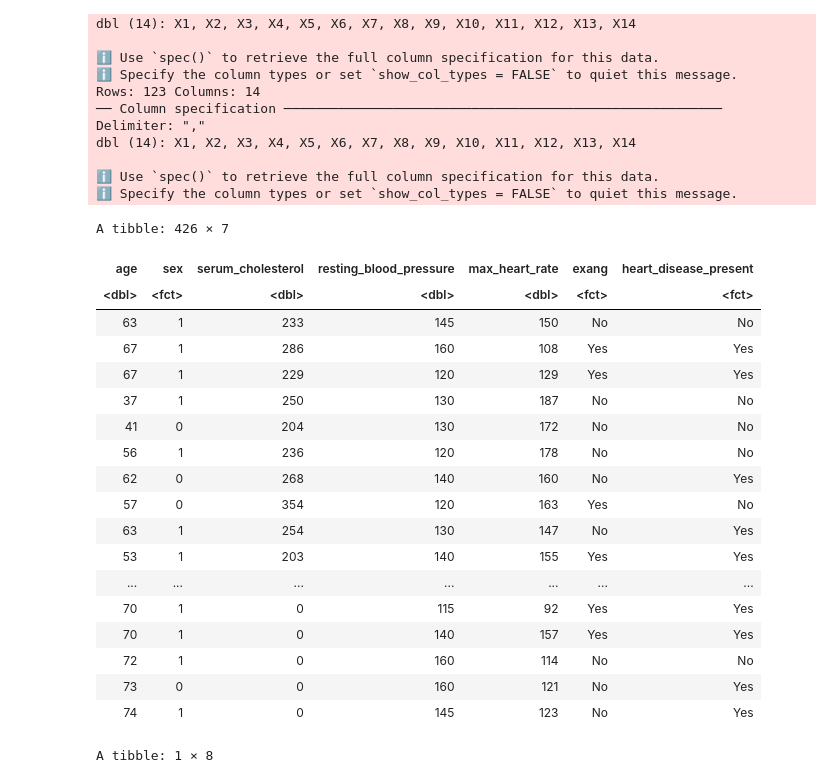
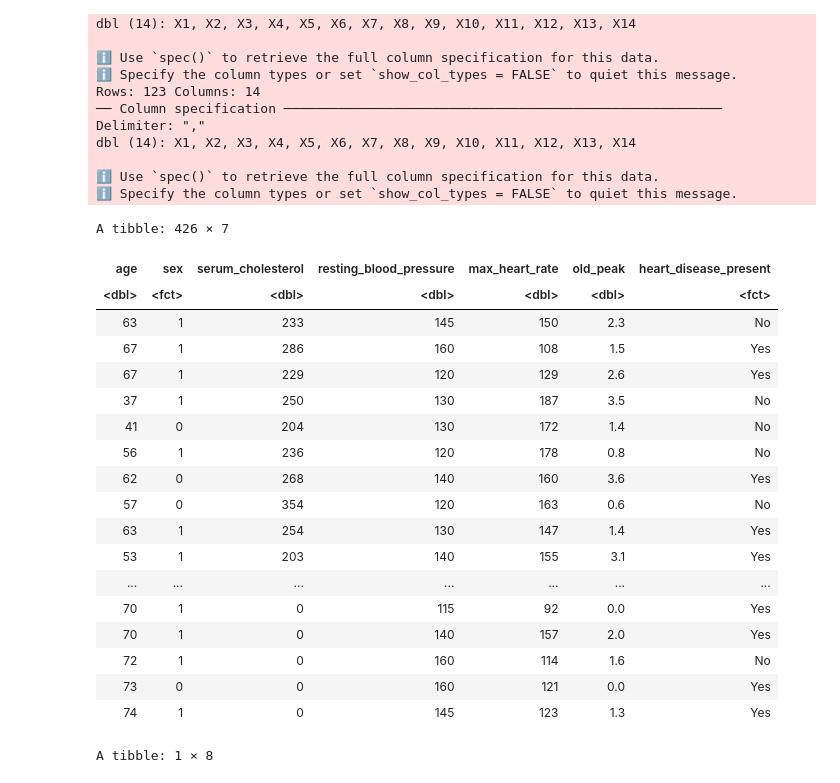
Before and after one commit to Kooriryuu/dsci-100-project-group3, a Jupyter notebook: project_proposal_group3-Copy1.ipynb, the cells around one changed output. Saved outputs shown, nothing was run; the diff lists cells and outputs as text; code cells hidden in the pictures.

```diff
--- a/project_proposal_group3-Copy1.ipynb
+++ b/project_proposal_group3-Copy1.ipynb
@@ -34,45 +34,42 @@ dbl (14): X1, X2, X3, X4, X5, X6, X7, X8, X9, X10, X11, X12, X13, X14
 ℹ Specify the column types or set `show_col_types = FALSE` to quiet this message.
 # %%
 cleveland_select <- cleveland |>
-    select(X1, X2, X5, X4, X8, X9, X14)
+    select(X1, X2, X5, X4, X8, X10, X14)
 switzerland_select <- switzerland |>
-    select(X1, X2, X5, X4, X8, X9, X14)
-column_names <- c('age', "sex", "serum_cholesterol", "resting_blood_pressure", "max_heart_rate",'exang', "heart_disease_present")
+    select(X1, X2, X5, X4, X8, X10, X14)
+column_names <- c('age', "sex", "serum_cholesterol", "resting_blood_pressure", "max_heart_rate", 'old_peak', "heart_disease_present")
 colnames(cleveland_select) <- column_names
 colnames(switzerland_select) <- column_names
 
 cleveland_select$heart_disease_present[cleveland_select$heart_disease_present >= 1] <- "Yes"
-cleveland_select$exang[cleveland_select$exang >= 1] <- "Yes"
 switzerland_select$heart_disease_present[switzerland_select$heart_disease_present >= 1] <- "Yes"
-switzerland_select$exang[switzerland_select$exang >= 1] <- "Yes"
 
 cleveland_select$heart_disease_present[cleveland_select$heart_disease_present == 0] <- "No"
-cleveland_select$exang[cleveland_select$exang == 0] <- "No"
+
 switzerland_select$heart_disease_present[switzerland_select$heart_disease_present == 0] <- "No"
-switzerland_select$exang[switzerland_select$exang == 0] <- "No"
 all_places <- rbind(cleveland_select, switzerland_select)
-all_places_select <- mutate(all_places, sex = as_factor(sex), exang= as_factor(exang), heart_disease_present = as_factor(heart_disease_present))
+all_places_select <- mutate(all_places, sex = as_factor(sex), heart_disease_present = as_factor(heart_disease_present))
 all_places_select
 # %% [output]
 A tibble: 426 × 7
-| age | sex | serum_cholesterol | resting_blood_pressure | max_heart_rate | exang | heart_disease_present |
-| <dbl> | <fct> | <dbl> | <dbl> | <dbl> | <fct> | <fct> |
-| 63 | 1 | 233 | 145 | 150 | No | No |
-| 67 | 1 | 286 | 160 | 108 | Yes | Yes |
-| 67 | 1 | 229 | 120 | 129 | Yes | Yes |
-| 37 | 1 | 250 | 130 | 187 | No | No |
-| 41 | 0 | 204 | 130 | 172 | No | No |
-| 56 | 1 | 236 | 120 | 178 | No | No |
-| 62 | 0 | 268 | 140 | 160 | No | Yes |
-| 57 | 0 | 354 | 120 | 163 | Yes | No |
-| 63 | 1 | 254 | 130 | 147 | No | Yes |
-| 53 | 1 | 203 | 140 | 155 | Yes | Yes |
+| age | sex | serum_cholesterol | resting_blood_pressure | max_heart_rate | old_peak | heart_disease_present |
+| <dbl> | <fct> | <dbl> | <dbl> | <dbl> | <dbl> | <fct> |
+| 63 | 1 | 233 | 145 | 150 | 2.3 | No |
+| 67 | 1 | 286 | 160 | 108 | 1.5 | Yes |
+| 67 | 1 | 229 | 120 | 129 | 2.6 | Yes |
+| 37 | 1 | 250 | 130 | 187 | 3.5 | No |
+| 41 | 0 | 204 | 130 | 172 | 1.4 | No |
+| 56 | 1 | 236 | 120 | 178 | 0.8 | No |
+| 62 | 0 | 268 | 140 | 160 | 3.6 | Yes |
+| 57 | 0 | 354 | 120 | 163 | 0.6 | No |
+| 63 | 1 | 254 | 130 | 147 | 1.4 | Yes |
+| 53 | 1 | 203 | 140 | 155 | 3.1 | Yes |
 | ... | ... | ... | ... | ... | ... | ... |
-| 70 | 1 | 0 | 115 | 92 | Yes | Yes |
-| 70 | 1 | 0 | 140 | 157 | Yes | Yes |
-| 72 | 1 | 0 | 160 | 114 | No | No |
-| 73 | 0 | 0 | 160 | 121 | No | Yes |
-| 74 | 1 | 0 | 145 | 123 | No | Yes |
+| 70 | 1 | 0 | 115 | 92 | 0.0 | Yes |
+| 70 | 1 | 0 | 140 | 157 | 2.0 | Yes |
+| 72 | 1 | 0 | 160 | 114 | 1.6 | No |
+| 73 | 0 | 0 | 160 | 121 | 0.0 | Yes |
+| 74 | 1 | 0 | 145 | 123 | 1.3 | Yes |
 # %%
 set.seed(77777)
 places_split <- initial_split(all_places_select, prop = 0.75, strata = heart_disease_present)
```
Also changed, not shown: parts of 7 cells of this notebook.
